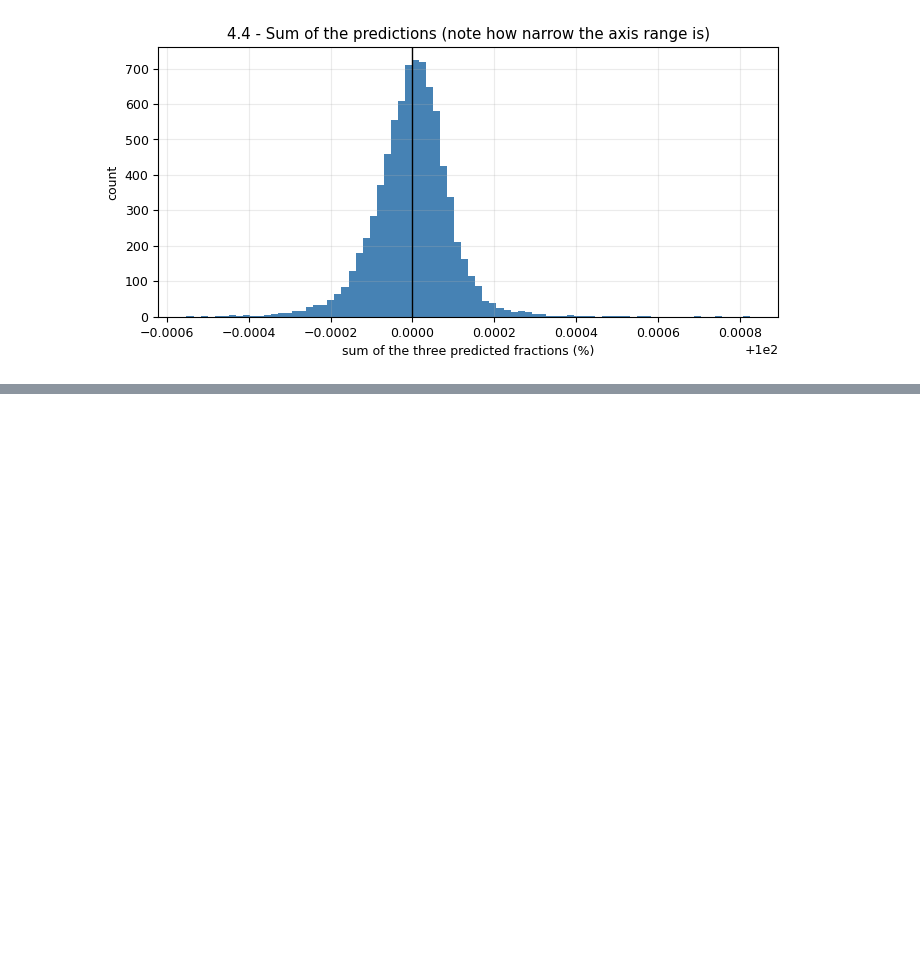
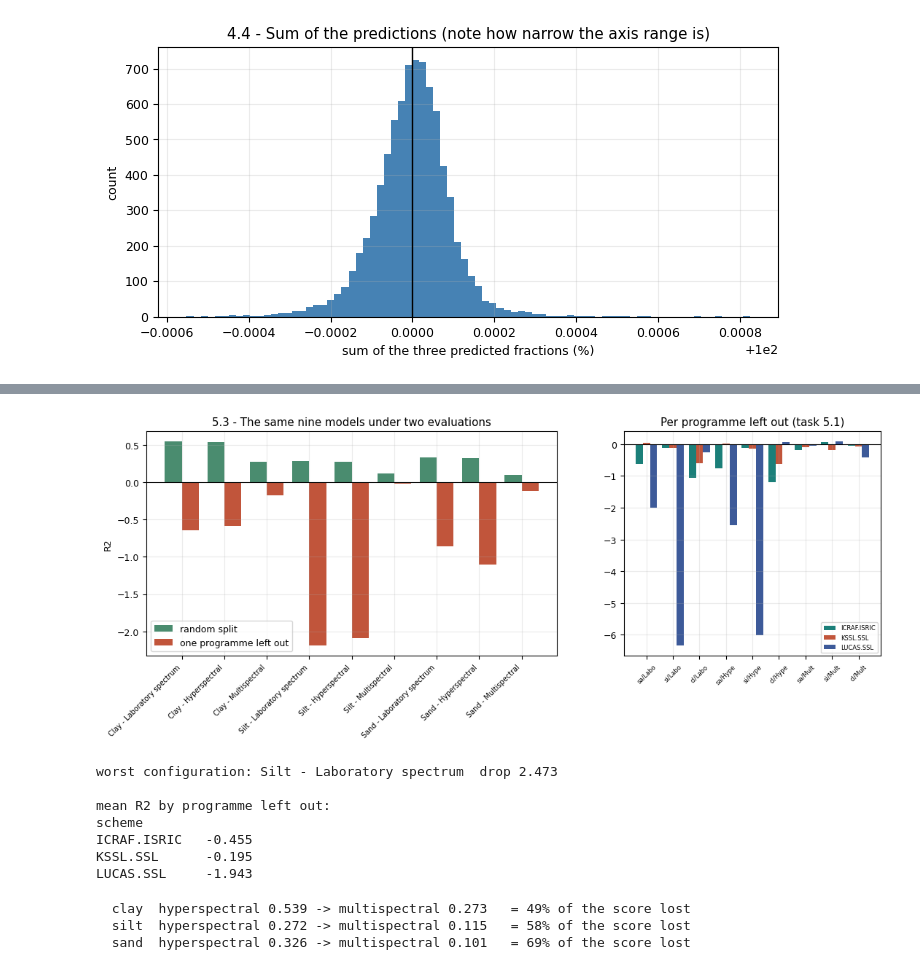
Before and after one commit to Abdelmalek05/soil-texture-from-spectra, a Jupyter notebook: soil_texture_lab.ipynb, the cells around one changed output, grey strips where cells are left out. Cells and saved outputs as stored; diff of their text form; code cells hidden in the pictures; blank space fills up the shorter version.

Commit message:
feat: section 5 random vs leave-one-programme-out evaluation (5.1-5.4)

```diff
--- a/soil_texture_lab.ipynb
+++ b/soil_texture_lab.ipynb
@@ -738,0 +846,51 @@ or a non-linear model, would break this.
+# %%
+# task 5.3: grouped bar chart
+fig, (ax1, ax2) = plt.subplots(1, 2, figsize=(13, 4), gridspec_kw={"width_ratios": [1.6, 1]})
+
+pos = np.arange(len(table_52))
+ax1.bar(pos - 0.2, table_52["Random split"], 0.4, label="random split", color="#4a8c6f")
+ax1.bar(pos + 0.2, table_52["One programme left out"], 0.4, label="one programme left out",
+        color="#c1553b")
+ax1.set_xticks(pos)
+ax1.set_xticklabels(table_52["Configuration"], rotation=45, ha="right", fontsize=7)
+ax1.axhline(0, color="black", lw=0.8); ax1.set_ylabel("R2"); ax1.legend()
+ax1.set_title("5.3 - The same nine models under two evaluations")
+
+lo = results[results.scheme != "random"]
+labels = [f"{r.target[:2]}/{r.representation[:4]}" for r in lo[lo.scheme == PROGS[0]].itertuples()]
+for i, p in enumerate(PROGS):
+    sub = lo[lo.scheme == p]
+    ax2.bar(np.arange(len(sub)) + i * 0.27 - 0.27, sub["R2"], 0.27, color=COLORS[p], label=p)
+ax2.set_xticks(np.arange(len(labels)))
+ax2.set_xticklabels(labels, rotation=45, fontsize=6)
+ax2.axhline(0, color="black", lw=0.8); ax2.legend(fontsize=6)
+ax2.set_title("Per programme left out (task 5.1)")
+save_fig("5.3"); plt.show()
+
+print("worst configuration:", table_52.loc[table_52["Drop"].idxmax(), "Configuration"],
+      " drop", table_52["Drop"].max())
+print()
+print("mean R2 by programme left out:")
+print(lo.groupby("scheme")["R2"].mean().round(3).to_string())
+# %% [output]
+[figure, added]
+worst configuration: Silt - Laboratory spectrum  drop 2.473
+
+mean R2 by programme left out:
+scheme
+ICRAF.ISRIC   -0.455
+KSSL.SSL      -0.195
+LUCAS.SSL     -1.943
+# %%
+# task 5.4: how much does each target lose going hyperspectral -> multispectral?
+for t in ["clay", "silt", "sand"]:
+    h = float(table_52.loc[table_52.Configuration == f"{t.capitalize()} - Hyperspectral",
+                           "Random split"].iloc[0])
+    m = float(table_52.loc[table_52.Configuration == f"{t.capitalize()} - Multispectral",
+                           "Random split"].iloc[0])
+    print(f"  {t:5s} hyperspectral {h:.3f} -> multispectral {m:.3f}"
+          f"   = {100 * (h - m) / h:.0f}% of the score lost")
+# %% [output]
+  clay  hyperspectral 0.539 -> multispectral 0.273   = 49% of the score lost
+  silt  hyperspectral 0.272 -> multispectral 0.115   = 58% of the score lost
+  sand  hyperspectral 0.326 -> multispectral 0.101   = 69% of the score lost
```
Also changed, not shown: parts of 5 cells of this notebook, 3 other files.
